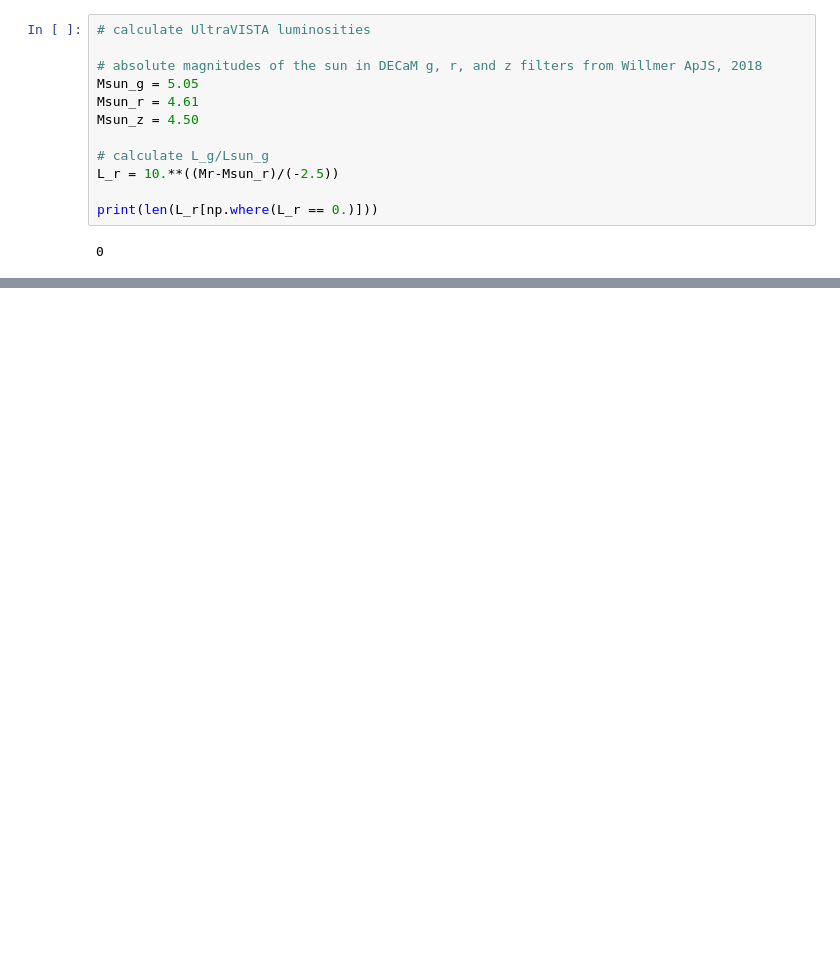
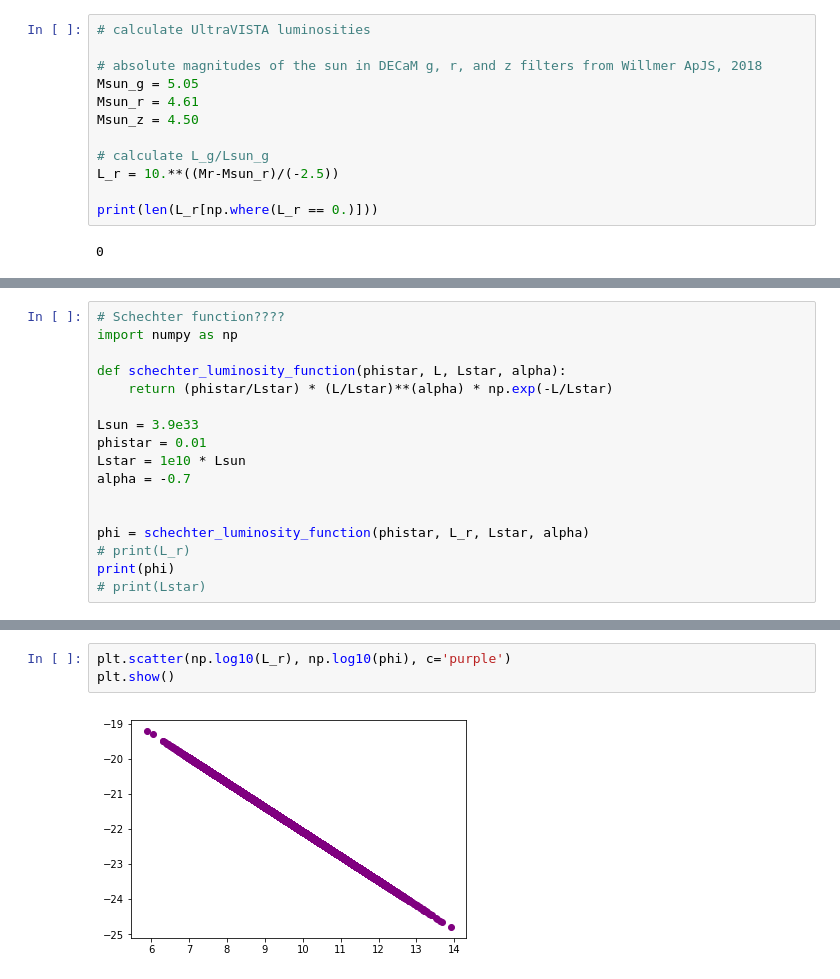
Before and after one commit to metownsend/LRG-Sats, a Jupyter notebook: ultraVISTA_analysis.ipynb, the cells around one changed output, grey strips where cells are left out. Drawn from its saved outputs; the diff is of its cells as text; blank space fills up the shorter version.

```diff
--- a/ultraVISTA_analysis.ipynb
+++ b/ultraVISTA_analysis.ipynb
@@ -268,0 +323,17 @@ plt.show()
+# %%
+# Schechter function????
+import numpy as np
+
+def schechter_luminosity_function(phistar, L, Lstar, alpha):
+    return (phistar/Lstar) * (L/Lstar)**(alpha) * np.exp(-L/Lstar)
+
+Lsun = 3.9e33
+phistar = 0.01
+Lstar = 1e10 * Lsun
+alpha = -0.7
+
+
+phi = schechter_luminosity_function(phistar, L_r, Lstar, alpha)
+# print(L_r)
+print(phi)
+# print(Lstar)
@@ -268,0 +358,5 @@ plt.show()
+# %%
+plt.scatter(np.log10(L_r), np.log10(phi), c='purple')
+plt.show()
+# %% [output]
+[figure, added]
```
Also changed, not shown: parts of 8 cells of this notebook, 1 other file.
